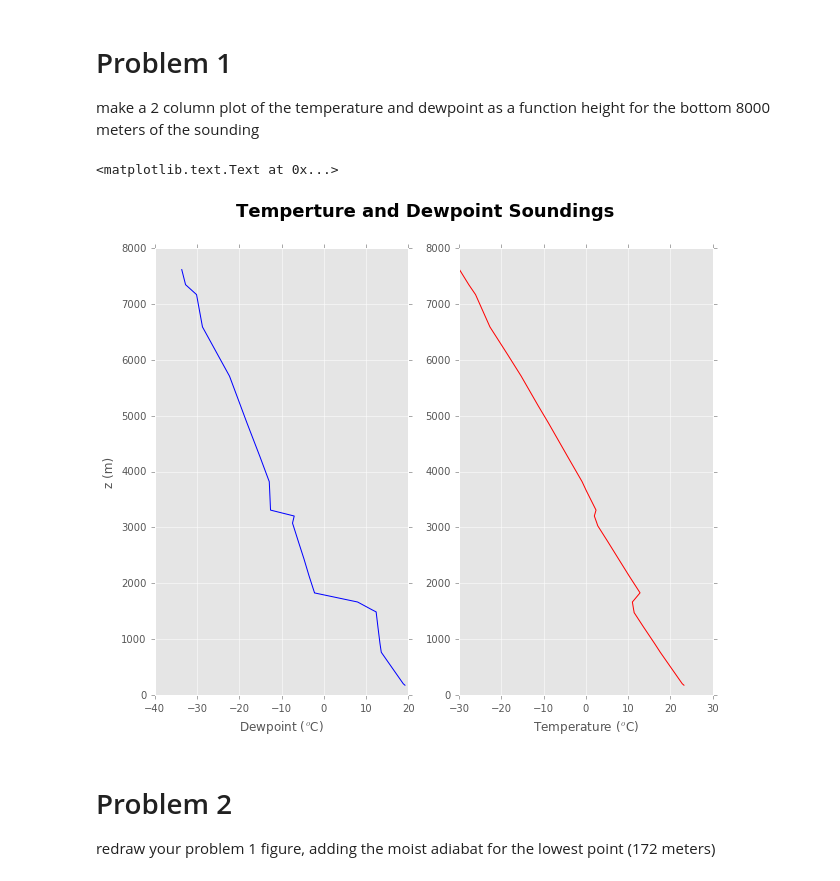
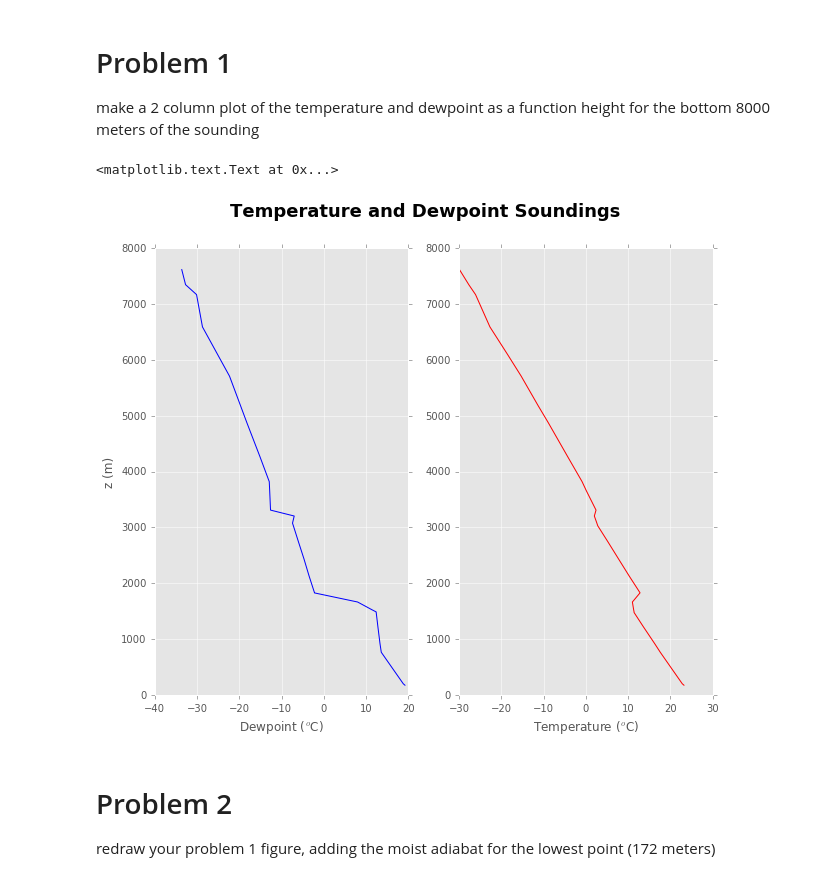
Before and after one commit to tc637/A405, a Jupyter notebook: notebooks/final_problem_tim1.ipynb, the cells around one changed output. Cells and saved outputs as stored; diff of their text form; code cells hidden in the pictures.

```diff
--- a/notebooks/final_problem_tim1.ipynb
+++ b/notebooks/final_problem_tim1.ipynb
@@ -42,22 +42,22 @@ the bottom 8000 meters of the sounding
 # %%
 %matplotlib inline
 plt.style.use("ggplot")
 
 # make copy of df for heights less than 8000 m, so only need to perform logical indexing once
 top_hght = 8000 # m
 df_bottom = df_sounding[df_sounding["hght"] < top_hght]
 
 # plot temperature and dewpoint soundings
 fig, (ax1,ax2) = plt.subplots(1,2,figsize=(10,8))
 ax1.plot(df_bottom["dwpt"], df_bottom["hght"], "-b")
 ax2.plot(df_bottom["temp"], df_bottom["hght"], "-r")
 ax1.set_xlabel(r"Dewpoint ($^o$C)")
 ax2.set_xlabel(r"Temperature ($^o$C)")
 ax1.set_ylabel("z (m)")
-fig.suptitle("Temperture and Dewpoint Soundings", fontsize=18, fontweight="bold")
+fig.suptitle("Temperature and Dewpoint Soundings", fontsize=18, fontweight="bold")
 # %% [output]
 <matplotlib.text.Text at 0x...>
-[figure, old version]
+[figure, new version]
 # %% [markdown]
 # Problem 2
 
```
Also changed, not shown: parts of 3 cells of this notebook.
